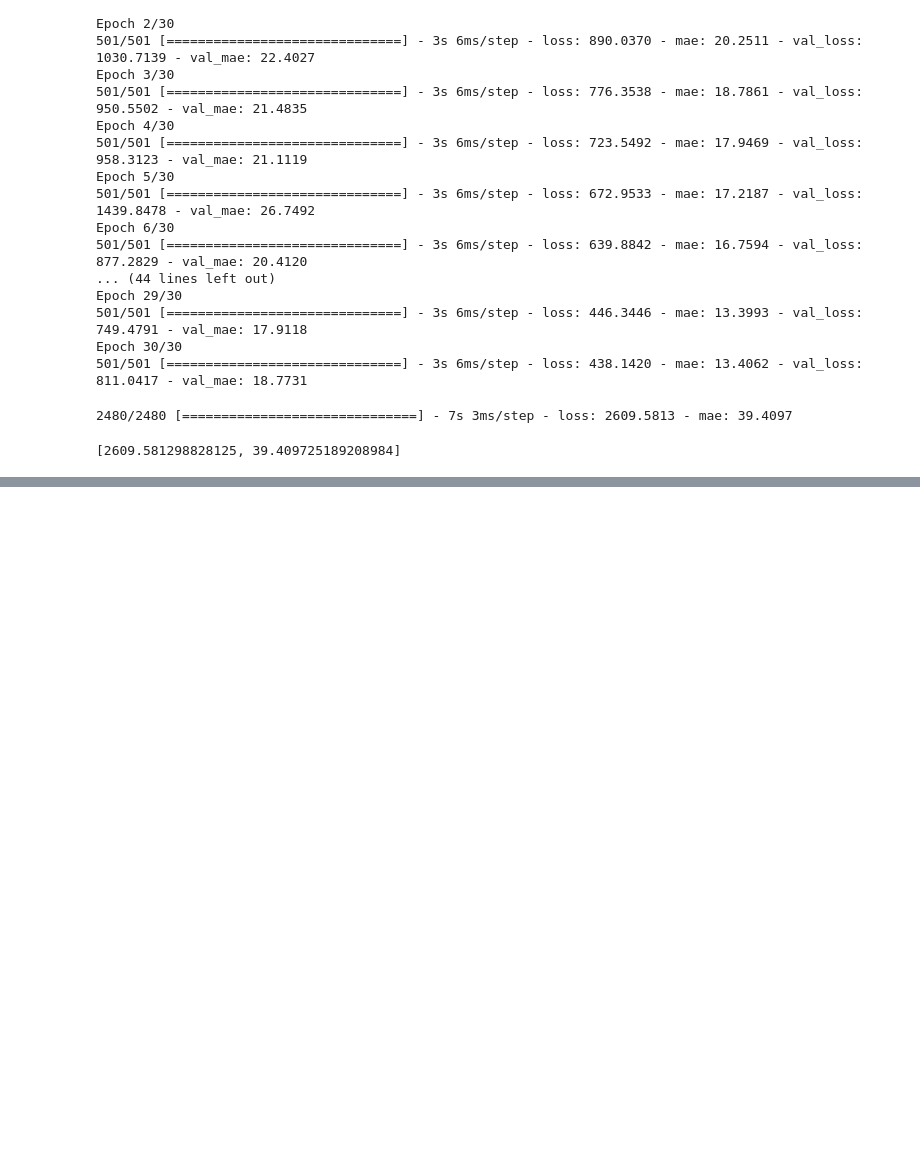
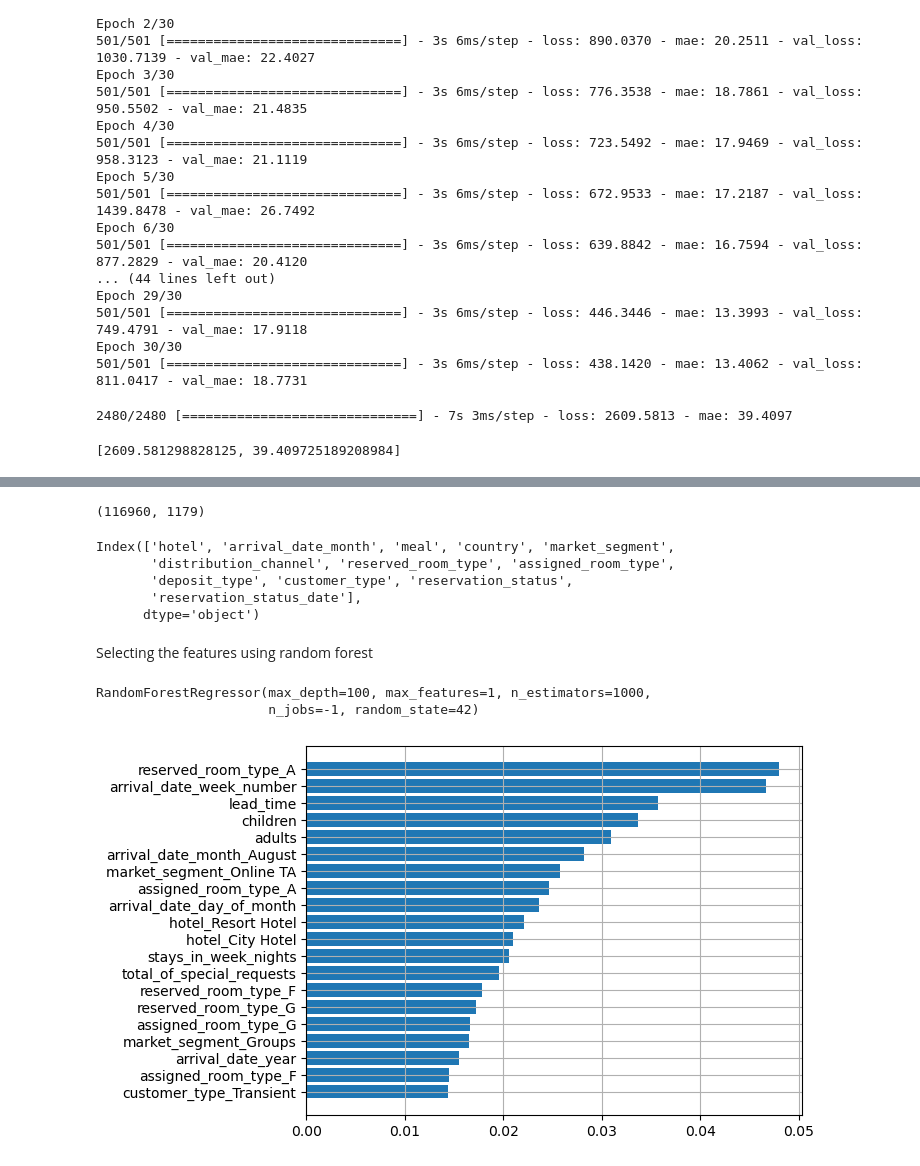
Before and after one commit to ErfanRasti/MachineLearningProjects, a Jupyter notebook: NeuralNetworks/HotelPricePrediction.ipynb, the cells around one changed output, grey strips where cells are left out. Drawn from its saved outputs; the diff is of its cells as text; code cells hidden in the pictures; blank space fills up the shorter version.

Commit message:
Importing the original data and working with it

```diff
--- a/NeuralNetworks/HotelPricePrediction.ipynb
+++ b/NeuralNetworks/HotelPricePrediction.ipynb
@@ -623,0 +703,46 @@ model.evaluate(test_data, test_targets)
+# %%
+targets = data['adr']
+data.drop(['adr'], axis=1, inplace=True)
+
+categorical_columns = data.select_dtypes(include=['object']).columns
+data = pd.get_dummies(data, columns=categorical_columns)
+data.shape
+# %% [output]
+(116960, 1179)
+# %%
+categorical_columns
+# %% [output]
+Index(['hotel', 'arrival_date_month', 'meal', 'country', 'market_segment',
+       'distribution_channel', 'reserved_room_type', 'assigned_room_type',
+       'deposit_type', 'customer_type', 'reservation_status',
+       'reservation_status_date'],
+      dtype='object')
+# %%
+data = data.astype('float32')
+targets = targets.astype('float32')
+# %%
+train_data = data[:int(0.7 * data.shape[0])]
+train_targets = targets[:int(0.7 * data.shape[0])]
+test_data = data[int(0.7 * data.shape[0]):]
+test_targets = targets[int(0.7 * data.shape[0]):]
+# %% [markdown]
+Selecting the features using random forest
+# %%
+rnd_frst_clf = RandomForestRegressor(random_state=42,
+                                     n_estimators=1000,
+                                     max_features=1,
+                                     max_depth=100,
+                                     n_jobs=-1)
+
+rnd_frst_clf.fit(train_data, train_targets)
+# %% [output]
+RandomForestRegressor(max_depth=100, max_features=1, n_estimators=1000,
+                      n_jobs=-1, random_state=42)
+# %%
+f_i = list(zip(train_data.columns, rnd_frst_clf.feature_importances_))
+f_i.sort(key=lambda x: x[1])
+plt.barh([x[0] for x in f_i[-20:]], [x[1] for x in f_i[-20:]])
+plt.grid()
+plt.show()
+# %% [output]
+[figure, added]
```
Also changed, not shown: parts of 23 cells of this notebook, 3 other files.
